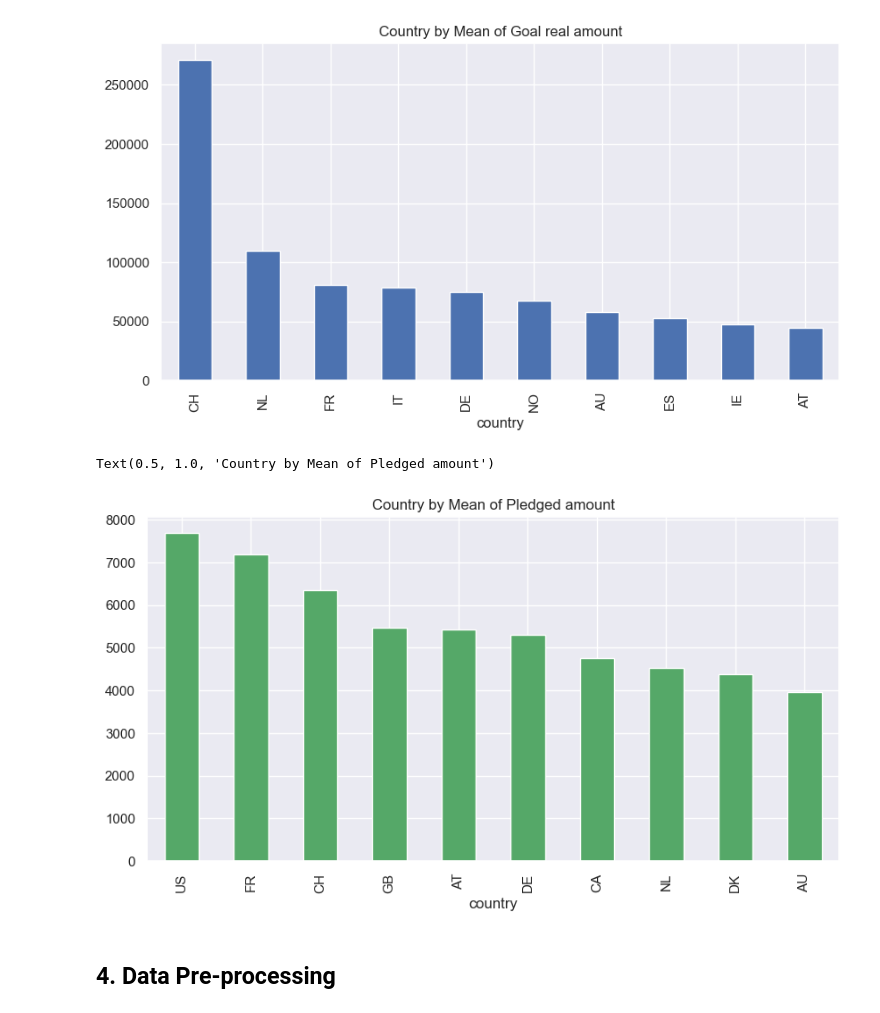
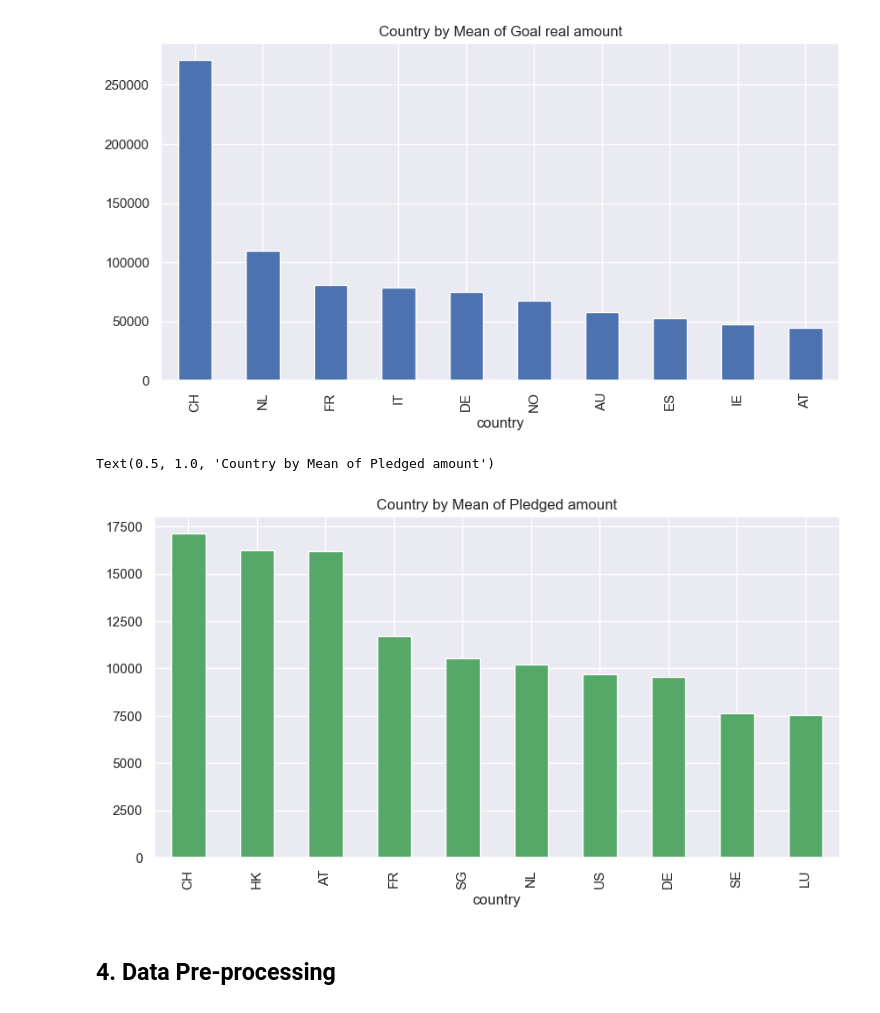
Before and after one commit to DucPhu2308/KickstarterProject_EDA_ML, a Jupyter notebook: KickstarterProject_ML.ipynb, the cells around one changed output. Drawn from its saved outputs; the diff is of its cells as text; code cells hidden in the pictures.

```diff
--- a/KickstarterProject_ML.ipynb
+++ b/KickstarterProject_ML.ipynb
@@ -273,10 +275,10 @@ Text(0.5, 1.0, 'Country by Mean of Goal real amount')
 [figure]
 # %%
 plt.figure(figsize=(10,5))
-df.groupby(['country'])['usd pledged'].mean().sort_values(ascending=False).head(10).plot(kind='bar',color = 'g',grid='yes')
+df.groupby(['country'])['usd_pledged_real'].mean().sort_values(ascending=False).head(10).plot(kind='bar',color = 'g',grid='yes')
 plt.title("Country by Mean of Pledged amount")
 # %% [output]
 Text(0.5, 1.0, 'Country by Mean of Pledged amount')
-[figure, old version]
+[figure, new version]
 # %% [markdown]
 ## 4. Data Pre-processing
```
Also changed, not shown: parts of 4 cells of this notebook.
